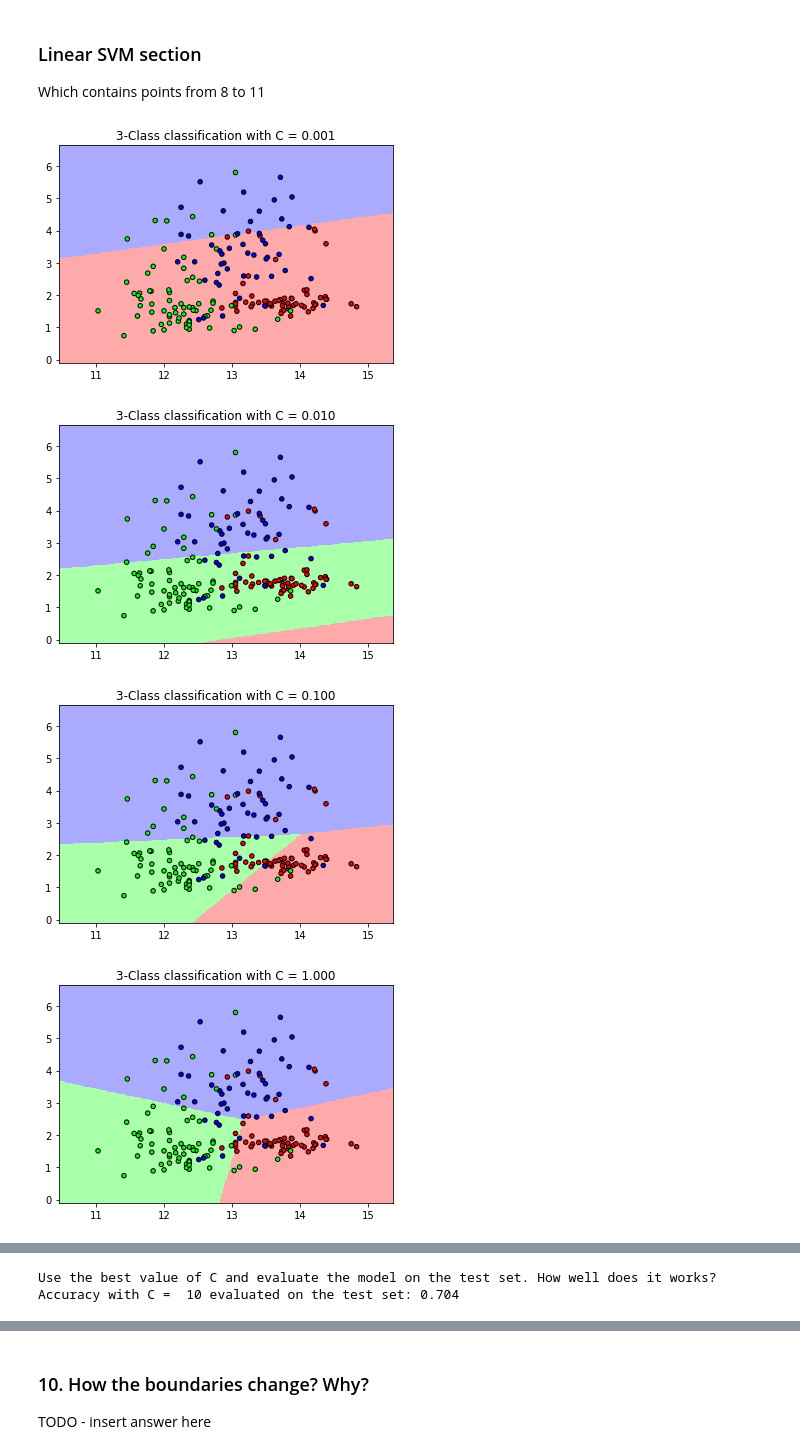
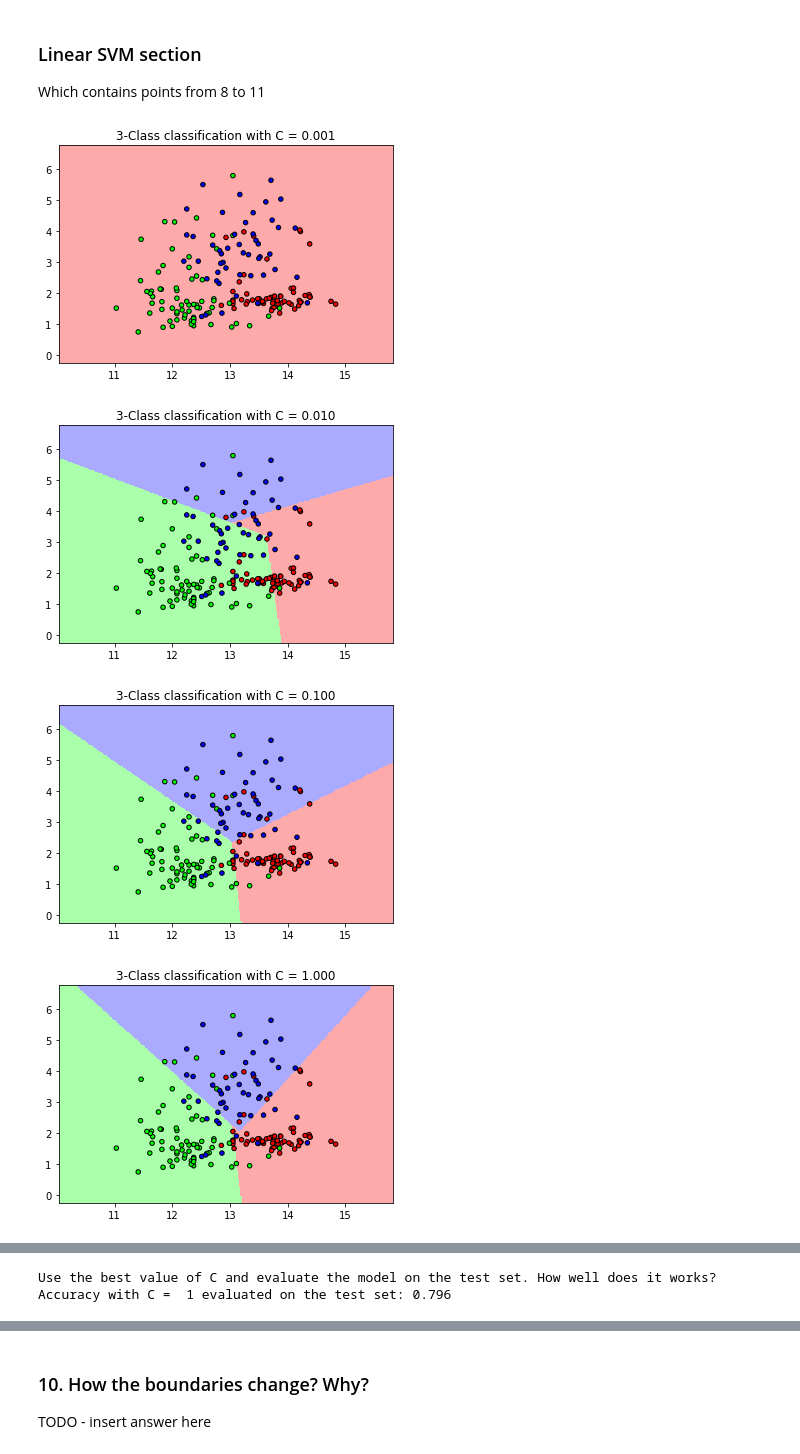
Before and after one commit to Vaelthur/ML-AI_HW1, a Jupyter notebook: HomeWork 1.ipynb, the cells around one changed output, grey strips where cells are left out. Drawn from its saved outputs; the diff is of its cells as text; code cells hidden in the pictures.

Commit message:
RBF kernel done
fixed graph on previous points

```diff
--- a/HomeWork 1.ipynb
+++ b/HomeWork 1.ipynb
@@ -18,13 +18,10 @@ X = wine.data[:, :2]
 y = wine.target
 
 # divide to get the right percentage of train data
-X_train, X_buf, y_train, y_buf = model_selection.train_test_split(X, y, random_state=np.random.randint(0,100), test_size=0.5)
+X_t, X_test, y_t, y_test = model_selection.train_test_split(X, y, random_state=np.random.randint(0,100), test_size=0.3)
 
-# divide buffer into validation and test
-X_valid, X_test, y_valid, y_test = model_selection.train_test_split(X_buf, y_buf, random_state=np.random.randint(0,100), test_size=0.6)
-
-# delete buffer partitions
-del X_buf, y_buf
+# divide training total into validation and training
+X_train, X_valid, y_train, y_valid = model_selection.train_test_split(X_t, y_t, random_state=np.random.randint(0,100), test_size=0.14)
 
 # step size in the mesh - to check what this means
 h = .02
@@ -44,12 +41,12 @@ for k in ks:
     # we create an instance of Neighbours Classifier and fit the data.
     clf = neighbors.KNeighborsClassifier(n_neighbors)
     # train the classifier on the training set
-    clf.fit(X_train, y_train)
+    clf.fit(X_t, y_t)
 
     # Plot the decision boundary. For that, we will assign a color to each
     # point in the mesh [x_min, x_max]x[y_min, y_max].
-    x_min, x_max = X_test[:, 0].min() - 1, X_test[:, 0].max() + 1
-    y_min, y_max = X_test[:, 1].min() - 1, X_test[:, 1].max() + 1
+    x_min, x_max = X_t[:, 0].min() - 1, X_t[:, 0].max() + 1
+    y_min, y_max = X_t[:, 1].min() - 1, X_t[:, 1].max() + 1
 
     #the arange method return evenly spaced data
     xx, yy = np.meshgrid(np.arange(x_min, x_max, h),
@@ -71,7 +68,7 @@ for k in ks:
     plt.title("3-Class classification (k = %i)"
               % (n_neighbors))
     #append accuracy score on validation set to list
-    acc_arr.append(metrics.accuracy_score(y_valid, clf.fit(X_train, y_train).predict(X_valid)))
+    acc_arr.append(metrics.accuracy_score(y_valid, clf.fit(X_t, y_t).predict(X_valid)))
 plt.show()
 
 #setting up graph for accuracy on validation set
@@ -105,7 +102,7 @@ Accuracy with K =  3 evaluated on the test set: 0.870
 import numpy as np
 import matplotlib.pyplot as plt
 from matplotlib.colors import ListedColormap
-from sklearn import datasets, model_selection, svm, preprocessing
+from sklearn import datasets, model_selection, svm, preprocessing, metrics
 
 #lod wine dataset
 wine = datasets.load_wine()
@@ -115,13 +112,10 @@ X = wine.data[:, :2]
 y = wine.target
 
 # divide to get the right percentage of train data
-X_train, X_buf, y_train, y_buf = model_selection.train_test_split(X, y, random_state=np.random.randint(0,100), test_size=0.5)
+X_t, X_test, y_t, y_test = model_selection.train_test_split(X, y, random_state=np.random.randint(0,100), test_size=0.3)
 
-# divide buffer into validation and test
-X_valid, X_test, y_valid, y_test = model_selection.train_test_split(X_buf, y_buf, random_state=np.random.randint(0,100), test_size=0.6)
-
-# delete buffer partitions
-del X_buf, y_buf
+# divide training total into validation and training
+X_train, X_valid, y_train, y_valid = model_selection.train_test_split(X_t, y_t, random_state=np.random.randint(0,100), test_size=0.14)
 
 #various C values
 C_val = [0.001, 0.01, 0.1, 1, 10, 100, 1000]
@@ -139,14 +133,14 @@ acc_arr = []
 # for which iterates every K and plots the relative data & decision boundaries
 for c in C_val:
     # we create an instance of Linear SVC and fit the data.
-    clf = svm.LinearSVC(C=c, dual=False)
+    clf = svm.SVC(kernel='linear', C=c)
     # train the classifier on the training set
-    clf.fit(X_train, y_train)
+    clf.fit(X_t, y_t)
 
     # Plot the decision boundary. For that, we will assign a color to each
     # point in the mesh [x_min, x_max]x[y_min, y_max].
-    x_min, x_max = X_test[:, 0].min() - 1, X_test[:, 0].max() + 1
-    y_min, y_max = X_test[:, 1].min() - 1, X_test[:, 1].max() + 1
+    x_min, x_max = X_t[:, 0].min() - 1, X_t[:, 0].max() + 1
+    y_min, y_max = X_t[:, 1].min() - 1, X_t[:, 1].max() + 1
 
     #the arange method return evenly spaced data
     xx, yy = np.meshgrid(np.arange(x_min, x_max, h),
@@ -159,36 +153,36 @@ for c in C_val:
     Z = Z.reshape(xx.shape)
     plt.figure()
     plt.pcolormesh(xx, yy, Z, cmap=cmap_light)
 
     # Plot also the training points
     plt.scatter(X[:, 0], X[:, 1], c=y, cmap=cmap_bold,
                 edgecolor='k', s=20)
     plt.xlim(xx.min(), xx.max())
     plt.ylim(yy.min(), yy.max())
     plt.title("3-Class classification with C = %.3f" %( c))
 
     #append accuracy score on validation set to list
-    acc_arr.append(metrics.accuracy_score(y_valid, clf.fit(X_train, y_train).predict(X_valid)))
+    acc_arr.append(metrics.accuracy_score(y_valid, clf.fit(X_t, y_t).predict(X_valid)))
 plt.show()
 
 #plot the accuracy on the validation set
 x = C_val
 y = acc_arr
 plt.plot(x,y)
 plt.xlabel("x - values of C")
 plt.ylabel("y - accuracy on validation test")
 plt.title("Accuracy on validation test changing the value of C")
 plt.show
 
 # choose the best C value based on the validation set
 C_best_index = acc_arr.index(max(acc_arr))
 C_best = C_val[C_best_index]
 
 #Output
 print("Use the best value of C and evaluate the model on the test set. How well does it works?")
-print("Accuracy with C = ", C_best, "evaluated on the test set: %.3f" %(metrics.accuracy_score(y_test, clf.fit(X_train, y_train).predict(X_test))))
+print("Accuracy with C = ", C_best, "evaluated on the test set: %.3f" %(metrics.accuracy_score(y_test, clf.fit(X_t, y_t).predict(X_test))))
 # %% [output]
-[figure, old version]
+[figure, new version]
-[figure, old version]
+[figure, new version]
-[figure, old version]
+[figure, new version]
-[figure, old version]
+[figure, new version]
@@ -198,2 +192,2 @@ print("Accuracy with C = ", C_best, "evaluated on the test set: %.3f" %(metrics.
 Use the best value of C and evaluate the model on the test set. How well does it works?
-Accuracy with C =  10 evaluated on the test set: 0.704
+Accuracy with C =  1 evaluated on the test set: 0.796
```
Also changed, not shown: parts of 4 cells of this notebook.
